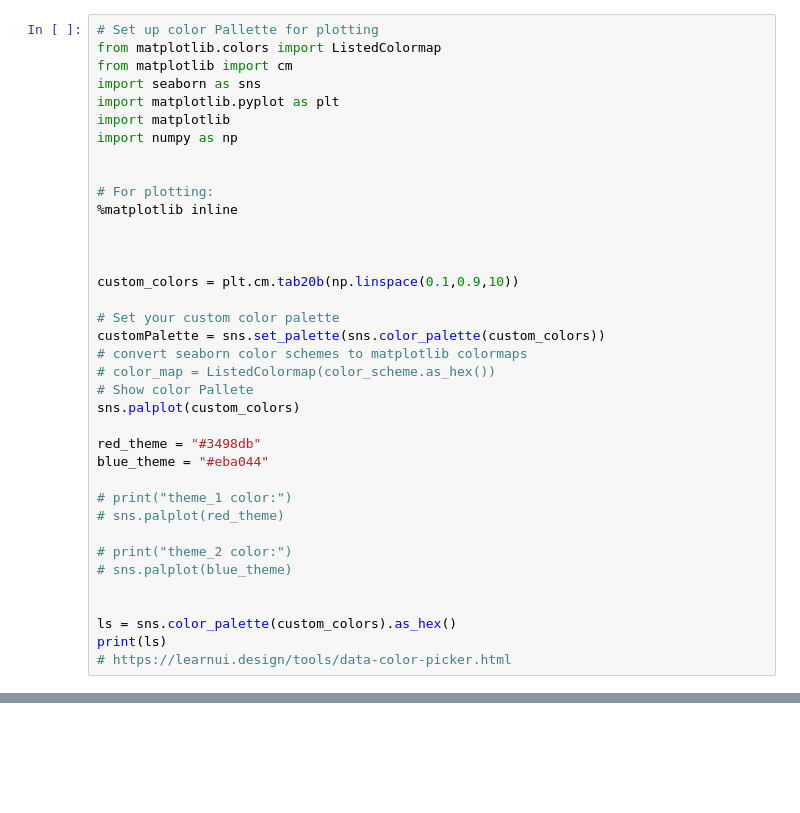
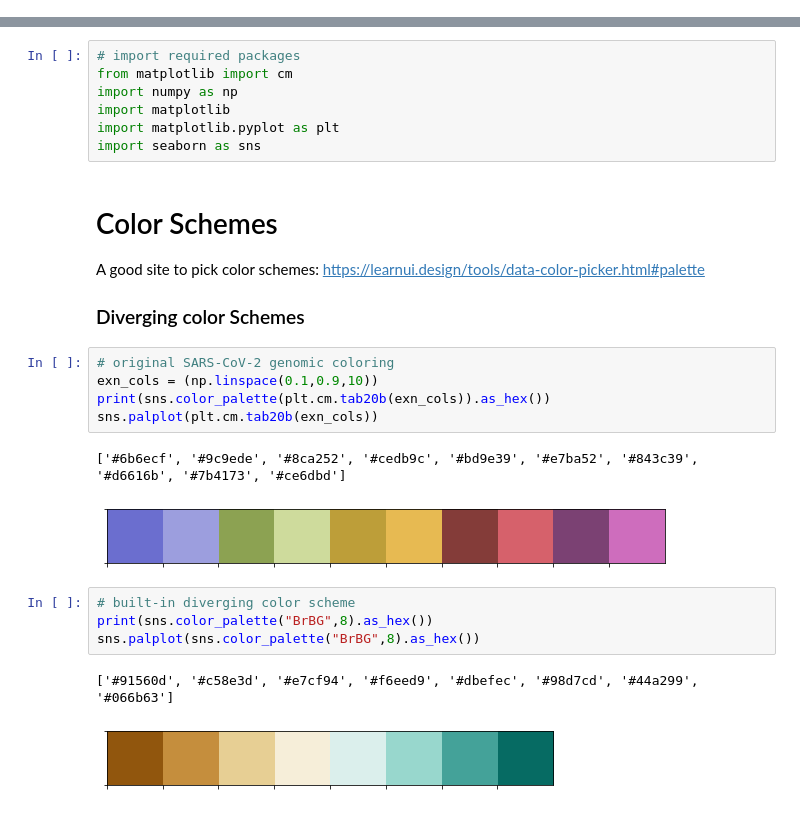
Before and after one commit to kmonopoli/data_visualization, a Jupyter notebook: data_vis_examples.ipynb, the cells around one changed output, grey strips where cells are left out. Drawn from its saved outputs; the diff is of its cells as text; blank space fills up the shorter version.

Commit message:
added color schemes and finalized gene diagram code

```diff
--- a/data_vis_examples.ipynb
+++ b/data_vis_examples.ipynb
@@ -22,37 +0,0 @@ np.linspace(0.1,0.9,10)
-# %%
-# Set up color Pallette for plotting
-from matplotlib.colors import ListedColormap
-from matplotlib import cm
-import seaborn as sns
-import matplotlib.pyplot as plt
-import matplotlib
-import numpy as np
-
-
-# For plotting:
-%matplotlib inline
-
-
-
-custom_colors = plt.cm.tab20b(np.linspace(0.1,0.9,10))
-
-# Set your custom color palette
-customPalette = sns.set_palette(sns.color_palette(custom_colors))
-# convert seaborn color schemes to matplotlib colormaps
-# color_map = ListedColormap(color_scheme.as_hex())
-# Show color Pallete
-sns.palplot(custom_colors)
-
-red_theme = "#3498db"
-blue_theme = "#eba044"
-
-# print("theme_1 color:")
-# sns.palplot(red_theme)
-
-# print("theme_2 color:")
-# sns.palplot(blue_theme)
-
-
-ls = sns.color_palette(custom_colors).as_hex()
-print(ls)
-# https://learnui.design/tools/data-color-picker.html
@@ -392,0 +12,27 @@ len(exon_pos)
+# %%
+# import required packages
+from matplotlib import cm
+import numpy as np
+import matplotlib
+import matplotlib.pyplot as plt
+import seaborn as sns
+# %% [markdown]
+<a id='color_schemes'></a>
+# Color Schemes
+A good site to pick color schemes: https://learnui.design/tools/data-color-picker.html#palette
+### Diverging color Schemes
+# %%
+# original SARS-CoV-2 genomic coloring
+exn_cols = (np.linspace(0.1,0.9,10))
+print(sns.color_palette(plt.cm.tab20b(exn_cols)).as_hex())
+sns.palplot(plt.cm.tab20b(exn_cols))
+# %% [output]
+['#6b6ecf', '#9c9ede', '#8ca252', '#cedb9c', '#bd9e39', '#e7ba52', '#843c39', '#d6616b', '#7b4173', '#ce6dbd']
+[figure, added]
+# %%
+# built-in diverging color scheme
+print(sns.color_palette("BrBG",8).as_hex())
+sns.palplot(sns.color_palette("BrBG",8).as_hex())
+# %% [output]
+['#91560d', '#c58e3d', '#e7cf94', '#f6eed9', '#dbefec', '#98d7cd', '#44a299', '#066b63']
+[figure, added]
```
Also changed, not shown: parts of 44 cells of this notebook.
